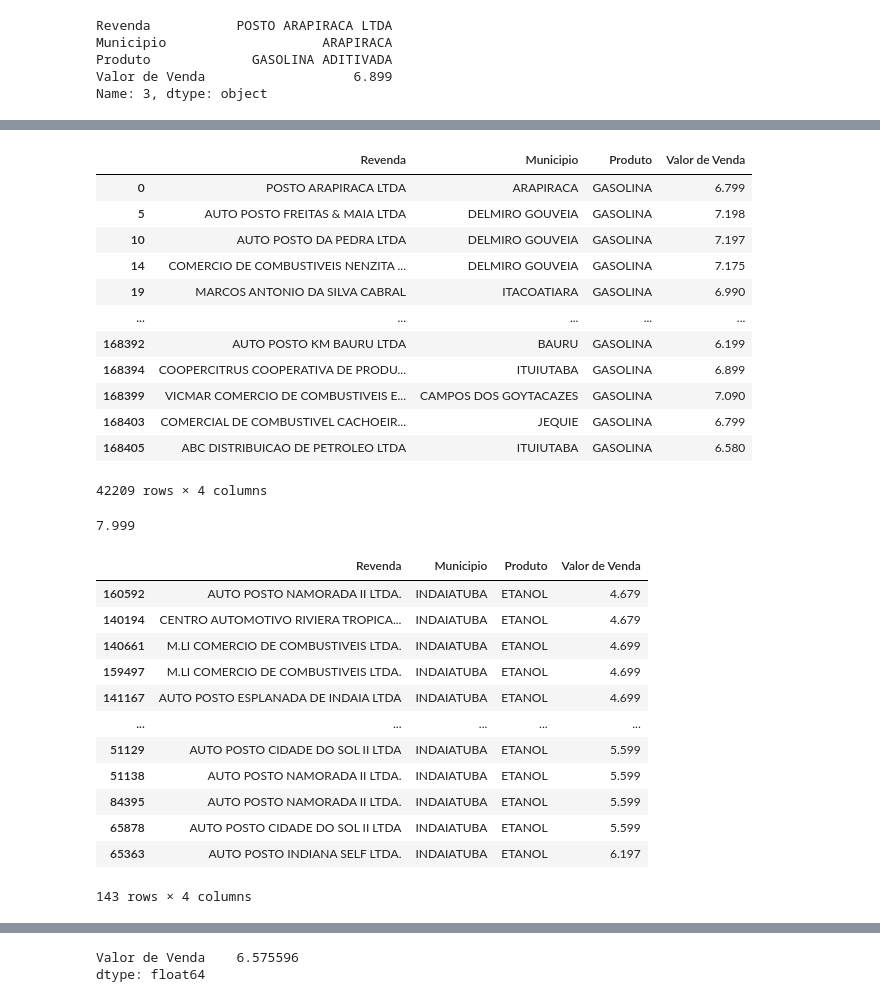
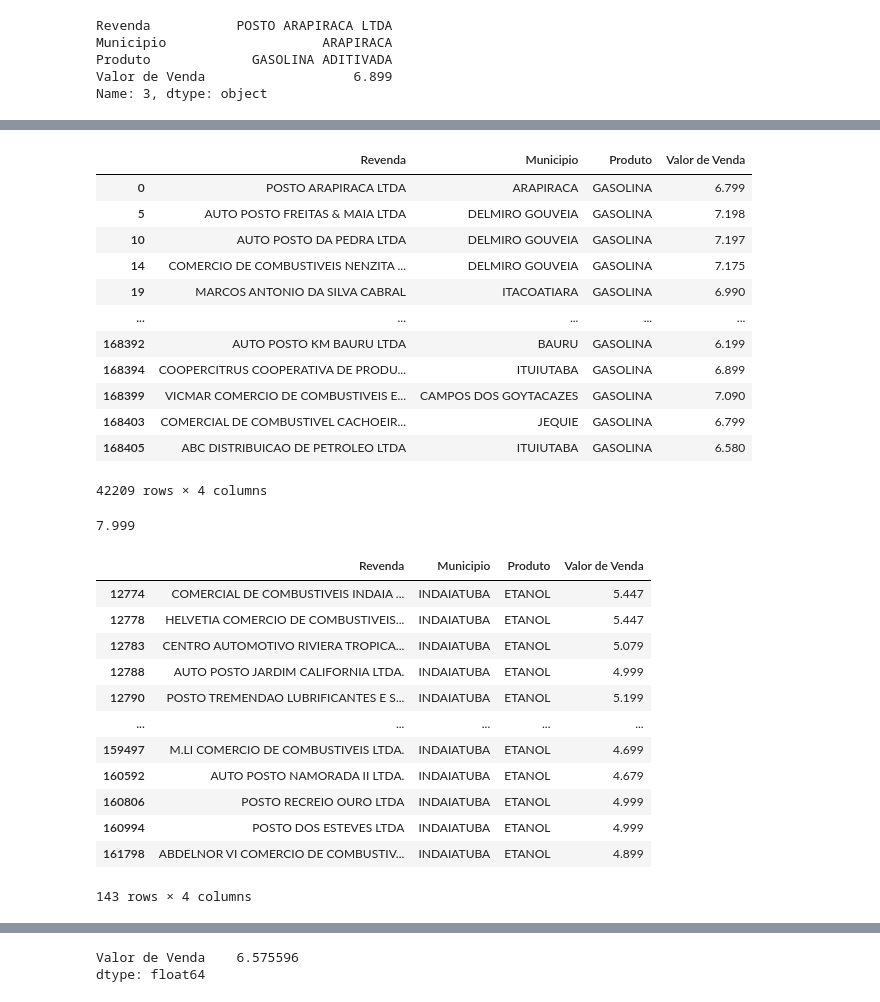
Before and after one commit to grazi-rodrigues/AnimaCursoDeExtensaoPythonPandas2023, a Jupyter notebook: Primeiro_Exemplo_em_Pandas.ipynb, the cells around one changed output, grey strips where cells are left out. Saved outputs shown, nothing was run; the diff lists cells and outputs as text; code cells hidden in the pictures.

```diff
--- a/Primeiro_Exemplo_em_Pandas.ipynb
+++ b/Primeiro_Exemplo_em_Pandas.ipynb
@@ -8,4 +8,5 @@ Autor: Graziele dos Santos Rodrigues
 # Importando biblioteca pandas no Python
 import pandas as pd
 
-combustiveis_df = pd.read_excel("ca-2021-02.xlsx")
+# Criando um DataFrame a partir de um arquivo.
+combustiveis_df = pd.read_excel("/content/drive/MyDrive/Colab Notebooks/ca-2021-02.xlsx")
@@ -162,11 +266,10 @@ Name: 3, dtype: object
 # %%
-# Criar um dataframe gas_df contendo
-# apenas as 4 colunas (Revenda, Municipio, Produto, Valor de Venda)
-# somente com combustível sendo GASOLINA e exibir na tela
+""" Criar um dataframe gas_df contendo
+apenas as 4 colunas (Revenda, Municipio, Produto, Valor de Venda)
+somente com combustível sendo GASOLINA e exibir na tela """
+
 gas_df = ca_df.loc[ca_df['Produto'] == 'GASOLINA']
 display(gas_df)
-
-display(gas_df['Valor de Venda'].max())
 # %% [output]
 |  | Revenda | Municipio | Produto | Valor de Venda |
 | 0 | POSTO ARAPIRACA LTDA | ARAPIRACA | GASOLINA | 6.799 |
@@ -181,24 +284,27 @@ display(gas_df['Valor de Venda'].max())
 | 168403 | COMERCIAL DE COMBUSTIVEL CACHOEIR... | JEQUIE | GASOLINA | 6.799 |
 | 168405 | ABC DISTRIBUICAO DE PETROLEO LTDA | ITUIUTABA | GASOLINA | 6.580 |
 42209 rows × 4 columns
-7.999
+# %%
+display(gas_df['Valor de Venda'].max())  # Exibindo o maior valor de revenda do DataFrame gas_df
+# %% [output]
+7.999
 # %%
 #DataFrame.loc[] com múltiplas condições para filtragem
 #Quais são os preços, postos que vendem ETANOL na minha cidade (INDAIATUBA)
 #ordenado do menor valor de venda para o maior
 etanol_indaiatuba_df = ca_df.loc[(ca_df['Produto'] == 'ETANOL') & (ca_df['Municipio'] == 'INDAIATUBA')]
-display(etanol_indaiatuba_df.sort_values(by='Valor de Venda'))
+etanol_indaiatuba_df
 # %% [output]
 |  | Revenda | Municipio | Produto | Valor de Venda |
+| 12774 | COMERCIAL DE COMBUSTIVEIS INDAIA ... | INDAIATUBA | ETANOL | 5.447 |
+| 12778 | HELVETIA COMERCIO DE COMBUSTIVEIS... | INDAIATUBA | ETANOL | 5.447 |
+| 12783 | CENTRO AUTOMOTIVO RIVIERA TROPICA... | INDAIATUBA | ETANOL | 5.079 |
+| 12788 | AUTO POSTO JARDIM CALIFORNIA LTDA. | INDAIATUBA | ETANOL | 4.999 |
+| 12790 | POSTO TREMENDAO LUBRIFICANTES E S... | INDAIATUBA | ETANOL | 5.199 |
+| ... | ... | ... | ... | ... |
+| 159497 | M.LI COMERCIO DE COMBUSTIVEIS LTDA. | INDAIATUBA | ETANOL | 4.699 |
 | 160592 | AUTO POSTO NAMORADA II LTDA. | INDAIATUBA | ETANOL | 4.679 |
-| 140194 | CENTRO AUTOMOTIVO RIVIERA TROPICA... | INDAIATUBA | ETANOL | 4.679 |
-| 140661 | M.LI COMERCIO DE COMBUSTIVEIS LTDA. | INDAIATUBA | ETANOL | 4.699 |
-| 159497 | M.LI COMERCIO DE COMBUSTIVEIS LTDA. | INDAIATUBA | ETANOL | 4.699 |
-| 141167 | AUTO POSTO ESPLANADA DE INDAIA LTDA | INDAIATUBA | ETANOL | 4.699 |
-| ... | ... | ... | ... | ... |
-| 51129 | AUTO POSTO CIDADE DO SOL II LTDA | INDAIATUBA | ETANOL | 5.599 |
-| 51138 | AUTO POSTO NAMORADA II LTDA. | INDAIATUBA | ETANOL | 5.599 |
-| 84395 | AUTO POSTO NAMORADA II LTDA. | INDAIATUBA | ETANOL | 5.599 |
-| 65878 | AUTO POSTO CIDADE DO SOL II LTDA | INDAIATUBA | ETANOL | 5.599 |
-| 65363 | AUTO POSTO INDIANA SELF LTDA. | INDAIATUBA | ETANOL | 6.197 |
+| 160806 | POSTO RECREIO OURO LTDA | INDAIATUBA | ETANOL | 4.999 |
+| 160994 | POSTO DOS ESTEVES LTDA | INDAIATUBA | ETANOL | 4.999 |
+| 161798 | ABDELNOR VI COMERCIO DE COMBUSTIV... | INDAIATUBA | ETANOL | 4.899 |
 143 rows × 4 columns
```
Also changed, not shown: parts of 21 cells of this notebook.
